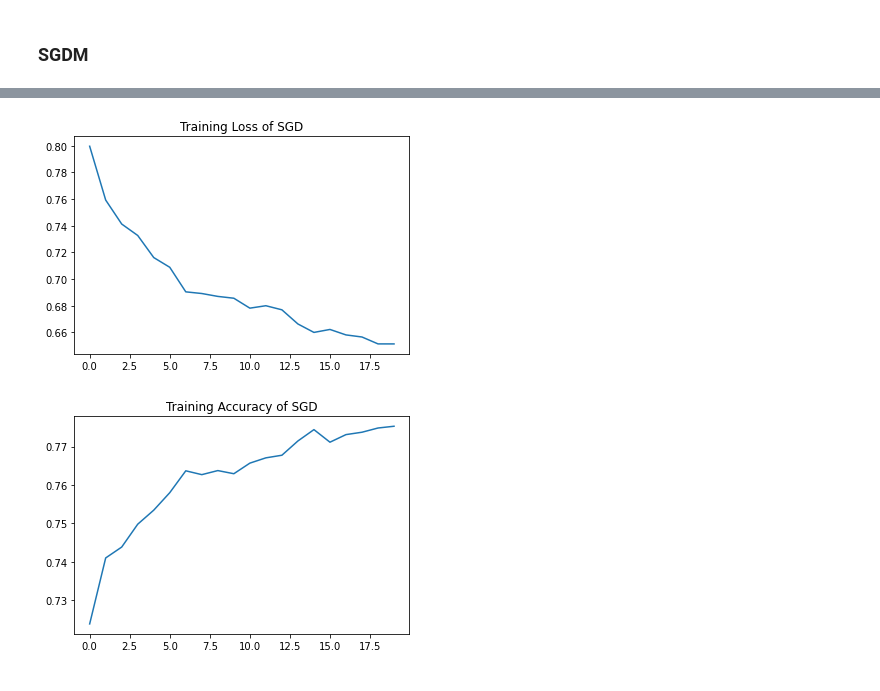
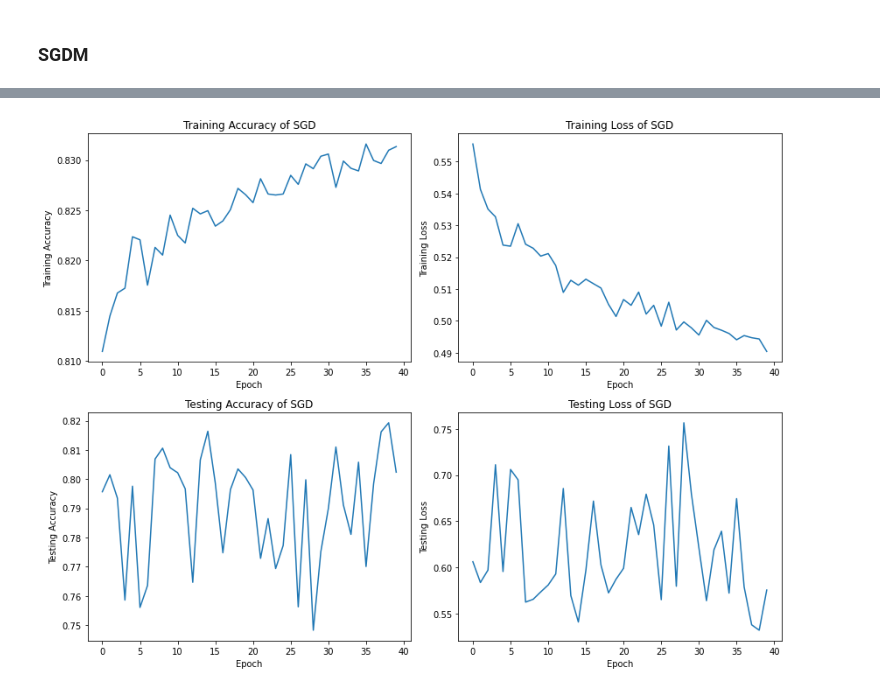
Before and after one commit to gautamvira/StackingOptimizers, a Jupyter notebook: StackingOptimizers/AdamSGD.ipynb, the cells around one changed output, grey strips where cells are left out. Cells and saved outputs as stored; diff of their text form; code cells hidden in the pictures.

```diff
--- a/StackingOptimizers/AdamSGD.ipynb
+++ b/StackingOptimizers/AdamSGD.ipynb
@@ -197,8 +260,12 @@ plt.show()
 # %% [markdown]
 ### SGDM
+# %%
+num_epoch=40
 # %%
 optimizer = torch.optim.SGD(model.parameters(), lr = lr, momentum=0.95, weight_decay=5e-4)
 
-accuracy_lst_SGD, loss_lst_SGD = train(model, train_loader, optimizer, loss_func, 20)
-evaluate(model, test_loader, loss_func)
+accuracy_lst_train, loss_lst_train, accuracy_lst_val, loss_lst_val = train(model, train_loader, optimizer, loss_func, num_epoch)
+
+#evaluate(model, test_loader, loss_func)
+#Adam_run.finish()
 # %% [output]
@@ -218,11 +286,22 @@ Epoch 12, Loss 0.680018, Accuracy 0.767080, finished in 14.3126 seconds
-# %%
-plt.plot(range(20), loss_lst_SGD)
-plt.title('Training Loss of SGD')
-plt.show()
-
-plt.plot(range(20), accuracy_lst_SGD)
-plt.title('Training Accuracy of SGD')
-plt.show()
-# %% [output]
-[figure, removed]
-[figure, removed]
+# %%
+fig, axs = plt.subplots(2, 2)
+axs[0, 0].plot(range(num_epoch), accuracy_lst_train)
+axs[0, 0].set_title('Training Accuracy of SGD')
+axs[0, 0].set(xlabel='Epoch', ylabel='Training Accuracy')
+
+axs[0, 1].plot(range(num_epoch), loss_lst_train)
+axs[0, 1].set_title('Training Loss of SGD')
+axs[0, 1].set(xlabel='Epoch', ylabel='Training Loss')
+
+axs[1, 0].plot(range(num_epoch), accuracy_lst_val)
+axs[1, 0].set_title('Testing Accuracy of SGD')
+axs[1, 0].set(xlabel='Epoch', ylabel='Testing Accuracy')
+
+axs[1, 1].plot(range(num_epoch), loss_lst_val)
+axs[1, 1].set_title('Testing Loss of SGD')
+axs[1, 1].set(xlabel='Epoch', ylabel='Testing Loss')
+
+fig.set_size_inches(12, 9)
+fig.tight_layout()
+# %% [output]
+[figure, added]
```
Also changed, not shown: parts of 10 cells of this notebook, 3 other files.
